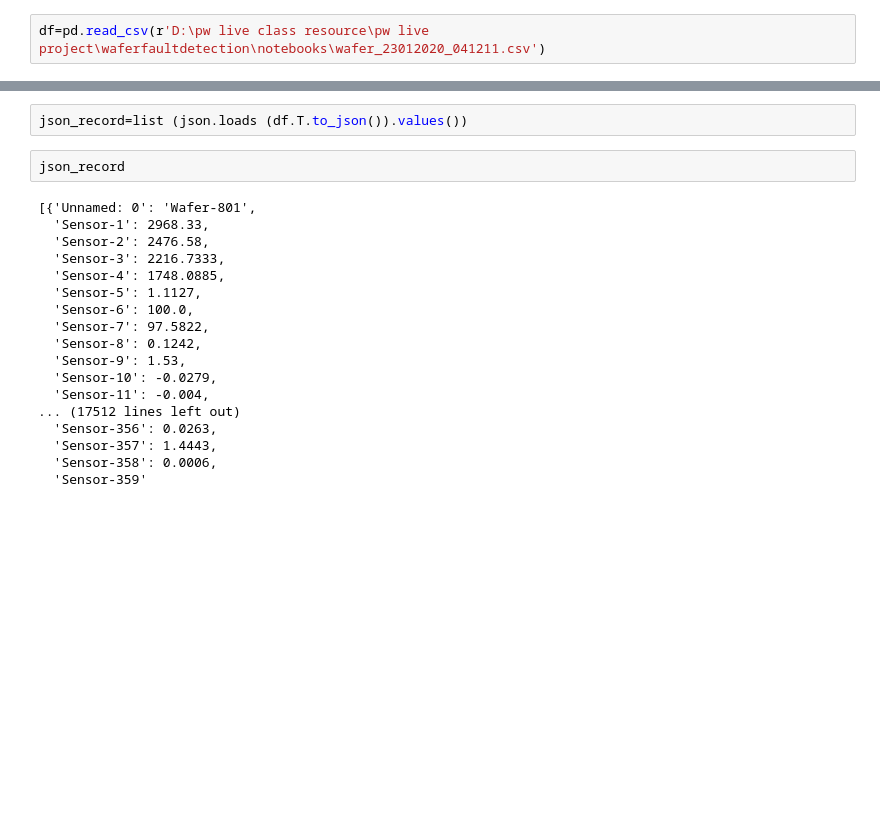
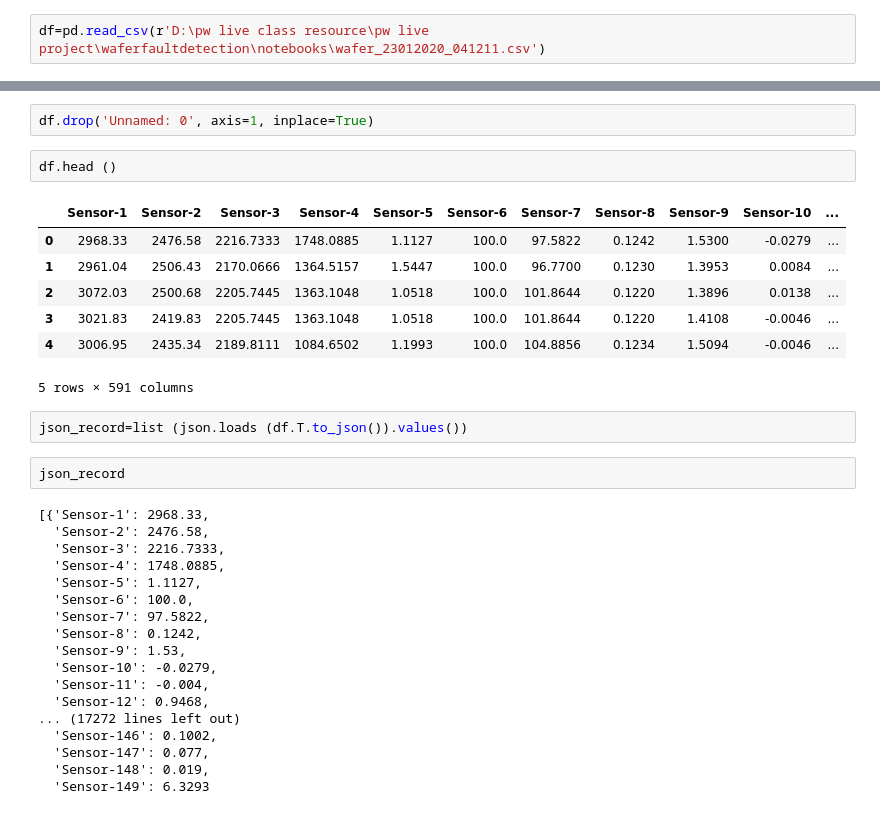
Before and after one commit to Basant19/wafer_Fault_detection, a Jupyter notebook: upload_data.ipynb, the cells around one changed output, grey strips where cells are left out. Drawn from its saved outputs; the diff is of its cells as text; blank space fills up the shorter version.

```diff
--- a/upload_data.ipynb
+++ b/upload_data.ipynb
@@ -14,10 +33,21 @@ df=pd.read_csv(r'D:\pw live class resource\pw live project\waferfaultdetection\n
+# %%
+df.drop('Unnamed: 0', axis=1, inplace=True)
+# %%
+df.head ()
+# %% [output]
+|  | Sensor-1 | Sensor-2 | Sensor-3 | Sensor-4 | Sensor-5 | Sensor-6 | Sensor-7 | Sensor-8 | Sensor-9 | Sensor-10 | ... |
+| 0 | 2968.33 | 2476.58 | 2216.7333 | 1748.0885 | 1.1127 | 100.0 | 97.5822 | 0.1242 | 1.5300 | -0.0279 | ... |
+| 1 | 2961.04 | 2506.43 | 2170.0666 | 1364.5157 | 1.5447 | 100.0 | 96.7700 | 0.1230 | 1.3953 | 0.0084 | ... |
+| 2 | 3072.03 | 2500.68 | 2205.7445 | 1363.1048 | 1.0518 | 100.0 | 101.8644 | 0.1220 | 1.3896 | 0.0138 | ... |
+| 3 | 3021.83 | 2419.83 | 2205.7445 | 1363.1048 | 1.0518 | 100.0 | 101.8644 | 0.1220 | 1.4108 | -0.0046 | ... |
+| 4 | 3006.95 | 2435.34 | 2189.8111 | 1084.6502 | 1.1993 | 100.0 | 104.8856 | 0.1234 | 1.5094 | -0.0046 | ... |
+5 rows × 591 columns
 # %%
 json_record=list (json.loads (df.T.to_json()).values())
 # %%
 json_record
 # %% [output]
-[{'Unnamed: 0': 'Wafer-801',
-  'Sensor-1': 2968.33,
+[{'Sensor-1': 2968.33,
   'Sensor-2': 2476.58,
   'Sensor-3': 2216.7333,
   'Sensor-4': 1748.0885,
@@ -28,11 +58,12 @@ json_record
   'Sensor-9': 1.53,
   'Sensor-10': -0.0279,
   'Sensor-11': -0.004,
-... (17512 lines left out)
-  'Sensor-356': 0.0263,
-  'Sensor-357': 1.4443,
-  'Sensor-358': 0.0006,
-  'Sensor-359'
+  'Sensor-12': 0.9468,
+... (17272 lines left out)
+  'Sensor-146': 0.1002,
+  'Sensor-147': 0.077,
+  'Sensor-148': 0.019,
+  'Sensor-149': 6.3293
 # %%
 client [DATABASE_NAME] [COLLECTION_NAME].insert_many(json_record)
 # %% [output]
```
Also changed, not shown: parts of 4 cells of this notebook, 11 other files.
